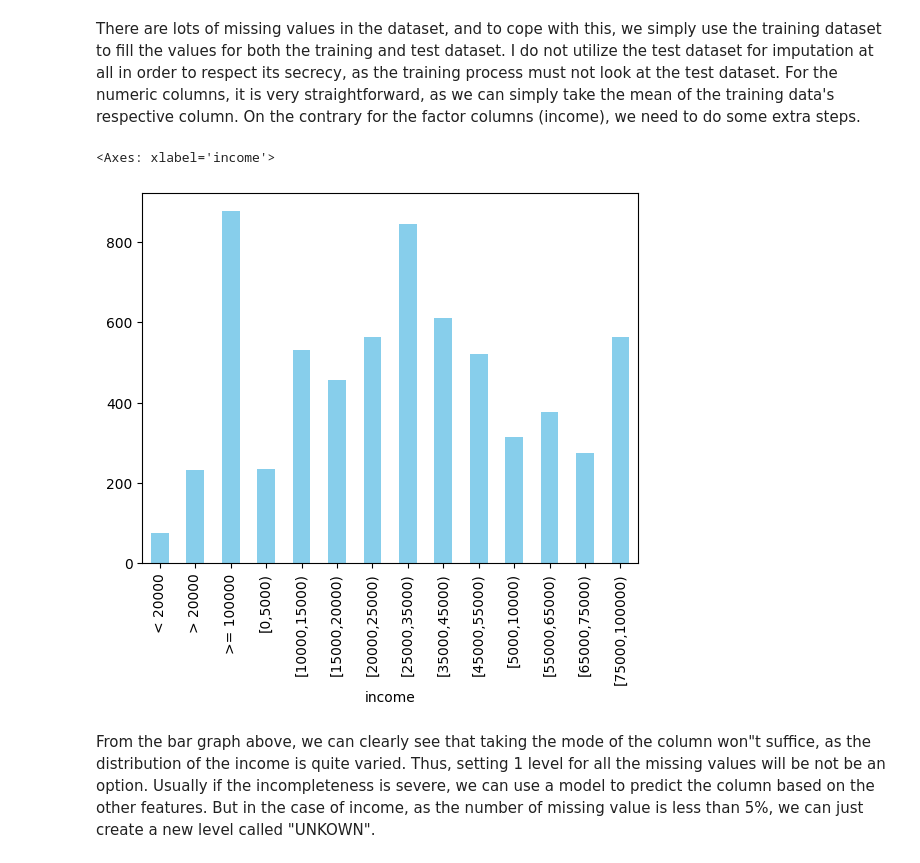
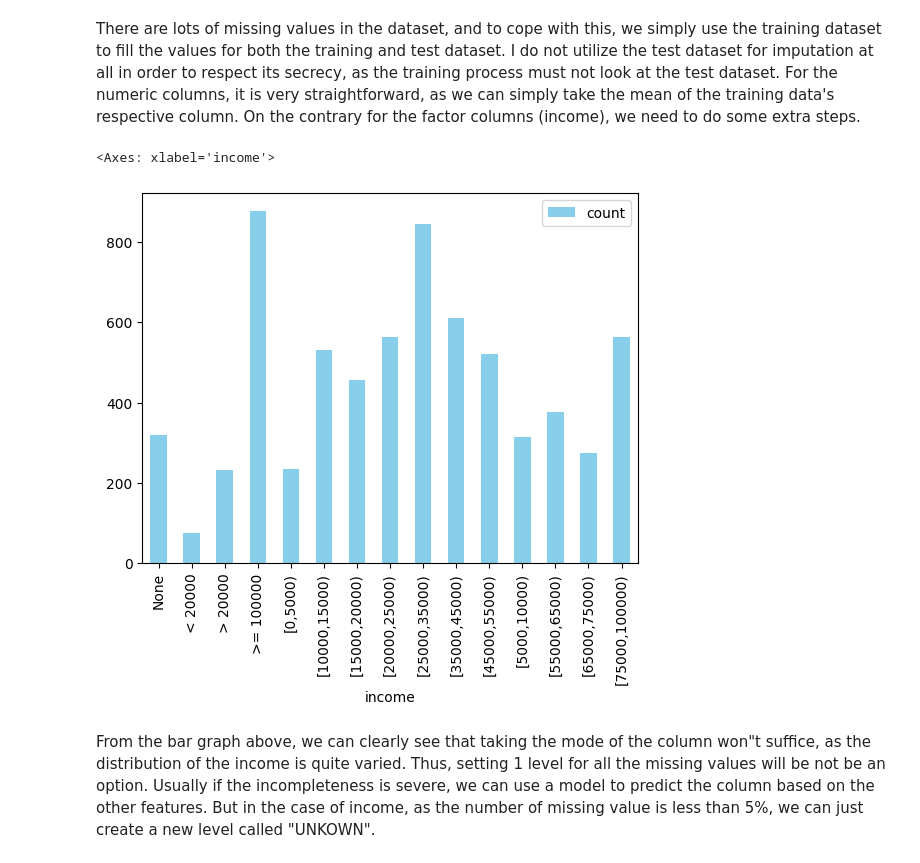
Before and after one commit to JasonCP14/diabetes-prediction, a Jupyter notebook: src/script.ipynb, the cells around one changed output. Saved outputs shown, nothing was run; the diff lists cells and outputs as text; code cells hidden in the pictures.

```diff
--- a/src/script.ipynb
+++ b/src/script.ipynb
@@ -19,0 +24,8 @@ seed = 999
+# %%
+# Connect to SQLite database (create if not exists)
+conn = sqlite3.connect("database.db")
+cursor = conn.cursor()
+table_name = "entries"
+
+# Export DataFrame to SQLite database
+data.to_sql(table_name, conn, index=False, if_exists="replace")
@@ -24,12 +38,20 @@ seed = 999
 # %% [markdown]
 There are lots of missing values in the dataset, and to cope with this, we simply use the training dataset to fill the values for both the training and test dataset. I do not utilize the test dataset for imputation at all in order to respect its secrecy, as the training process must not look at the test dataset. For the numeric columns, it is very straightforward, as we can simply take the mean of the training data's respective column. On the contrary for the factor columns (income), we need to do some extra steps.
 # %%
-# Count the occurrences of each string
-counts = data["income"].value_counts().sort_index()
+# Count the occurrences of each income
+colname = "income"
+income_frequency_query = f"""
+SELECT {colname}, COUNT(*) as count
+FROM {table_name}
+GROUP BY {colname}
+ORDER BY income ASC;
+"""
+
+counts = pd.read_sql_query(income_frequency_query, conn).set_index("income")
 counts.plot(kind="bar", color="skyblue")
 # %% [output]
 <Axes: xlabel='income'>
-[figure, old version]
+[figure, new version]
 # %% [markdown]
 From the bar graph above, we can clearly see that taking the mode of the column won"t suffice, as the distribution of the income is quite varied. Thus, setting 1 level for all the missing values will be not be an option. Usually if the incompleteness is severe, we can use a model to predict the column based on the other features. But in the case of income, as the number of missing value is less than 5%, we can just create a new level called "UNKOWN".
 # %% [markdown]
```
Also changed, not shown: parts of 6 cells of this notebook, 5 other files.
